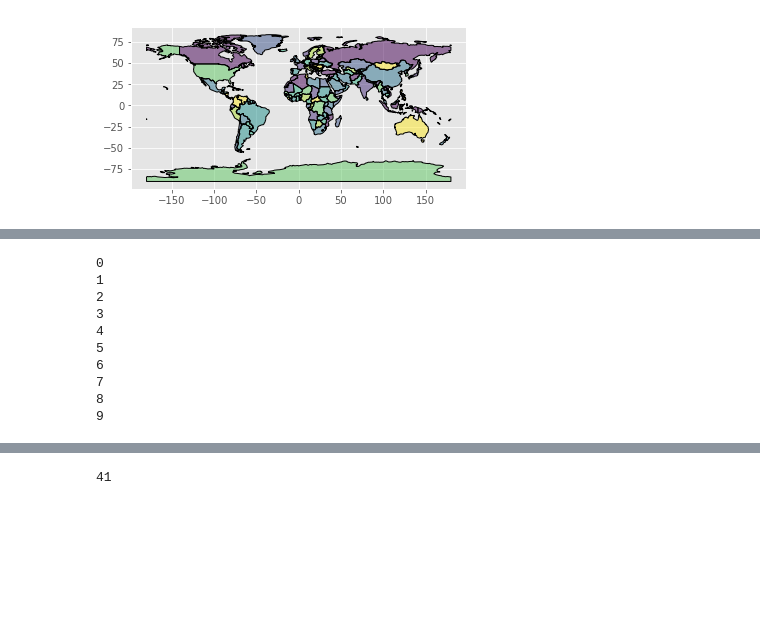
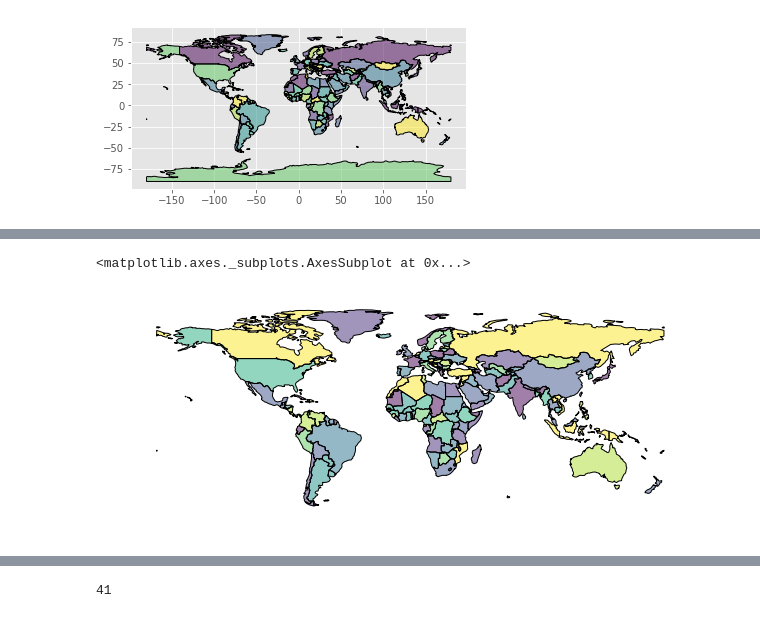
Before and after one commit to andrespdlr/data_science, a Jupyter notebook: Seminario_C230_3.ipynb, the cells around one changed output, grey strips where cells are left out. Drawn from its saved outputs; the diff is of its cells as text; code cells hidden in the pictures; blank space fills up the shorter version.

```diff
--- a/Seminario_C230_3.ipynb
+++ b/Seminario_C230_3.ipynb
@@ -41,15 +42,11 @@ plt.show()
 [figure]
-# %%
-for x in range(10):
-    print(x)
-# %% [output]
-0
-1
-2
-3
-4
-5
-6
-7
-8
-9
+# %%
+world_sin_antartica = world[world.name != "Antarctica"]
+# %%
+fig, ax = plt.subplots(figsize=(10,10))
+ax.axis('off')
+ax.set_aspect('equal')
+world_sin_antartica.plot(ax=ax)
+# %% [output]
+<matplotlib.axes._subplots.AxesSubplot at 0x...>
+[figure, added]
```
Also changed, not shown: parts of 10 cells of this notebook, 1 other file.
